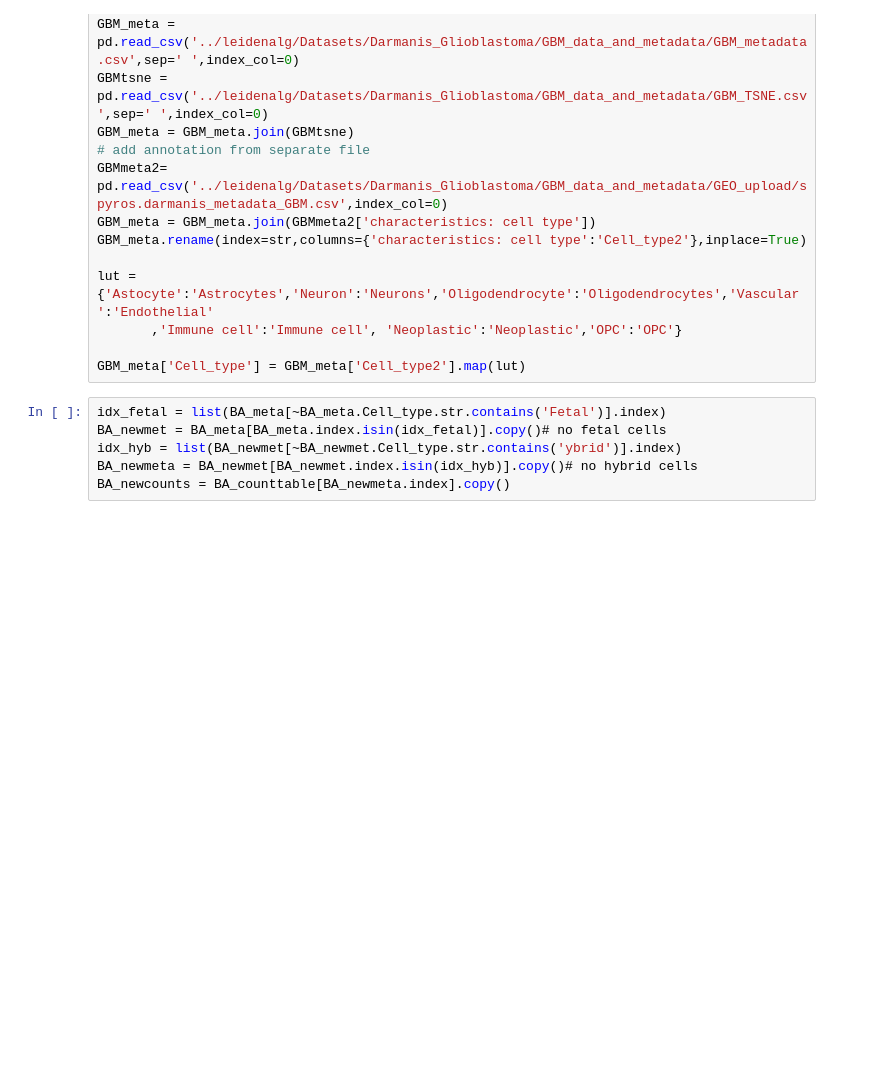
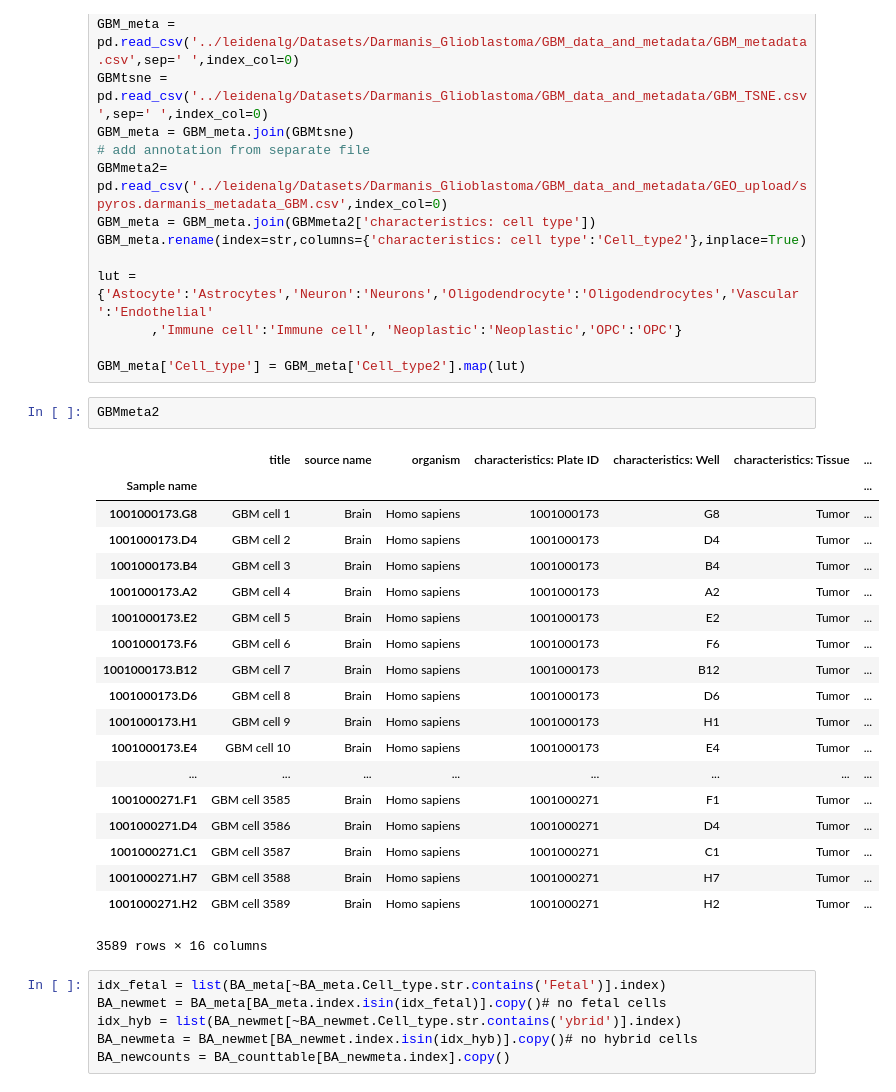
Before and after one commit to BojkArth/semiAnnotate, a Jupyter notebook: 20190808_SpyrosSA_subsampling.ipynb, the cells around one changed output. Cells and saved outputs as stored; diff of their text form; blank space fills up the shorter version.

```diff
--- a/20190808_SpyrosSA_subsampling.ipynb
+++ b/20190808_SpyrosSA_subsampling.ipynb
@@ -40,6 +40,28 @@ lut = {'Astocyte':'Astrocytes','Neuron':'Neurons','Oligodendrocyte':'Oligodendro
        ,'Immune cell':'Immune cell', 'Neoplastic':'Neoplastic','OPC':'OPC'}
 
 GBM_meta['Cell_type'] = GBM_meta['Cell_type2'].map(lut)
+# %%
+GBMmeta2
+# %% [output]
+|  | title | source name | organism | characteristics: Plate ID | characteristics: Well | characteristics: Tissue | ... |
+| Sample name |  |  |  |  |  |  | ... |
+| 1001000173.G8 | GBM cell 1 | Brain | Homo sapiens | 1001000173 | G8 | Tumor | ... |
+| 1001000173.D4 | GBM cell 2 | Brain | Homo sapiens | 1001000173 | D4 | Tumor | ... |
+| 1001000173.B4 | GBM cell 3 | Brain | Homo sapiens | 1001000173 | B4 | Tumor | ... |
+| 1001000173.A2 | GBM cell 4 | Brain | Homo sapiens | 1001000173 | A2 | Tumor | ... |
+| 1001000173.E2 | GBM cell 5 | Brain | Homo sapiens | 1001000173 | E2 | Tumor | ... |
+| 1001000173.F6 | GBM cell 6 | Brain | Homo sapiens | 1001000173 | F6 | Tumor | ... |
+| 1001000173.B12 | GBM cell 7 | Brain | Homo sapiens | 1001000173 | B12 | Tumor | ... |
+| 1001000173.D6 | GBM cell 8 | Brain | Homo sapiens | 1001000173 | D6 | Tumor | ... |
+| 1001000173.H1 | GBM cell 9 | Brain | Homo sapiens | 1001000173 | H1 | Tumor | ... |
+| 1001000173.E4 | GBM cell 10 | Brain | Homo sapiens | 1001000173 | E4 | Tumor | ... |
+| ... | ... | ... | ... | ... | ... | ... | ... |
+| 1001000271.F1 | GBM cell 3585 | Brain | Homo sapiens | 1001000271 | F1 | Tumor | ... |
+| 1001000271.D4 | GBM cell 3586 | Brain | Homo sapiens | 1001000271 | D4 | Tumor | ... |
+| 1001000271.C1 | GBM cell 3587 | Brain | Homo sapiens | 1001000271 | C1 | Tumor | ... |
+| 1001000271.H7 | GBM cell 3588 | Brain | Homo sapiens | 1001000271 | H7 | Tumor | ... |
+| 1001000271.H2 | GBM cell 3589 | Brain | Homo sapiens | 1001000271 | H2 | Tumor | ... |
+3589 rows × 16 columns
 # %%
 idx_fetal = list(BA_meta[~BA_meta.Cell_type.str.contains('Fetal')].index)
 BA_newmet = BA_meta[BA_meta.index.isin(idx_fetal)].copy()# no fetal cells
```
Also changed, not shown: parts of 3 cells of this notebook, 6 other files.
